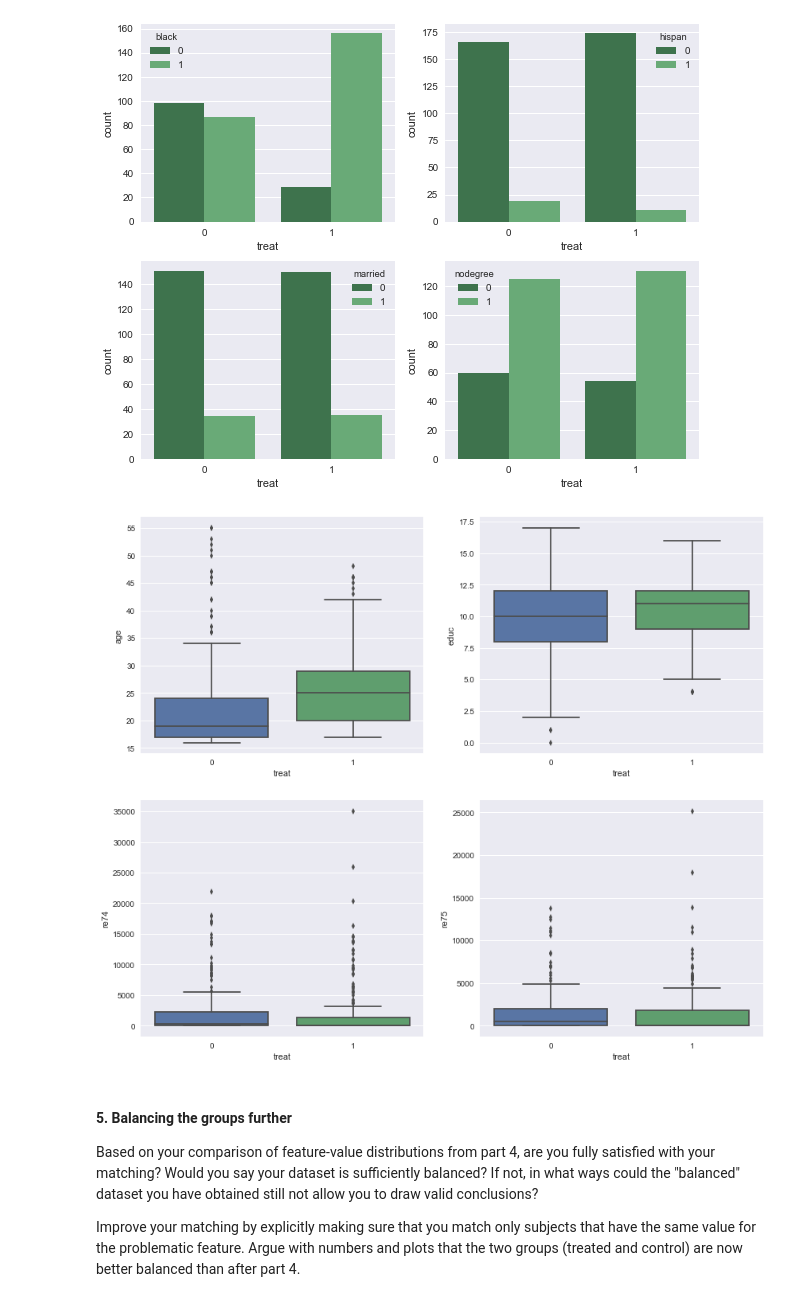
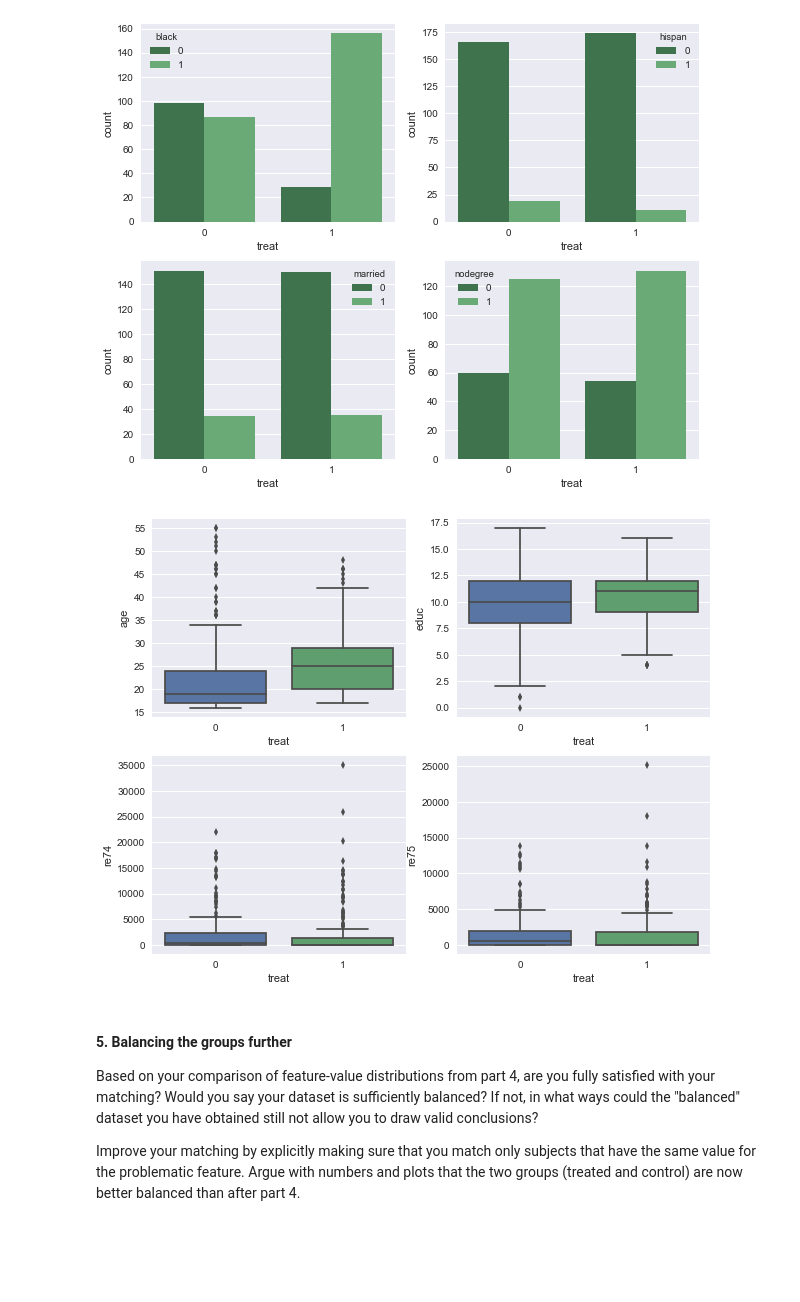
Before and after one commit to zenhaeus/cs-401, a Jupyter notebook: 04 - Applied ML/Homework-04.ipynb, the cells around one changed output. Drawn from its saved outputs; the diff is of its cells as text; code cells hidden in the pictures; blank space fills up the shorter version.

```diff
--- a/04 - Applied ML/Homework-04.ipynb
+++ b/04 - Applied ML/Homework-04.ipynb
@@ -493,10 +493,10 @@ filter_ = df.index.isin(set(reduced.keys()).union(set(reduced.values())))
 plot_categorical(df, filter_)
 # %% [output]
 [figure]
-# %%
-plot_range_boxplots(df, df.index.isin(set(reduced.keys()).union(set(reduced.values()))))
-# %% [output]
-[figure, removed]
+# %%
+plot_range_boxplots(df, filter_)
+# %% [output]
+[figure, added]
 # %% [markdown]
 #### 5. Balancing the groups further
 
```
Also changed, not shown: parts of 1 cell of this notebook.
